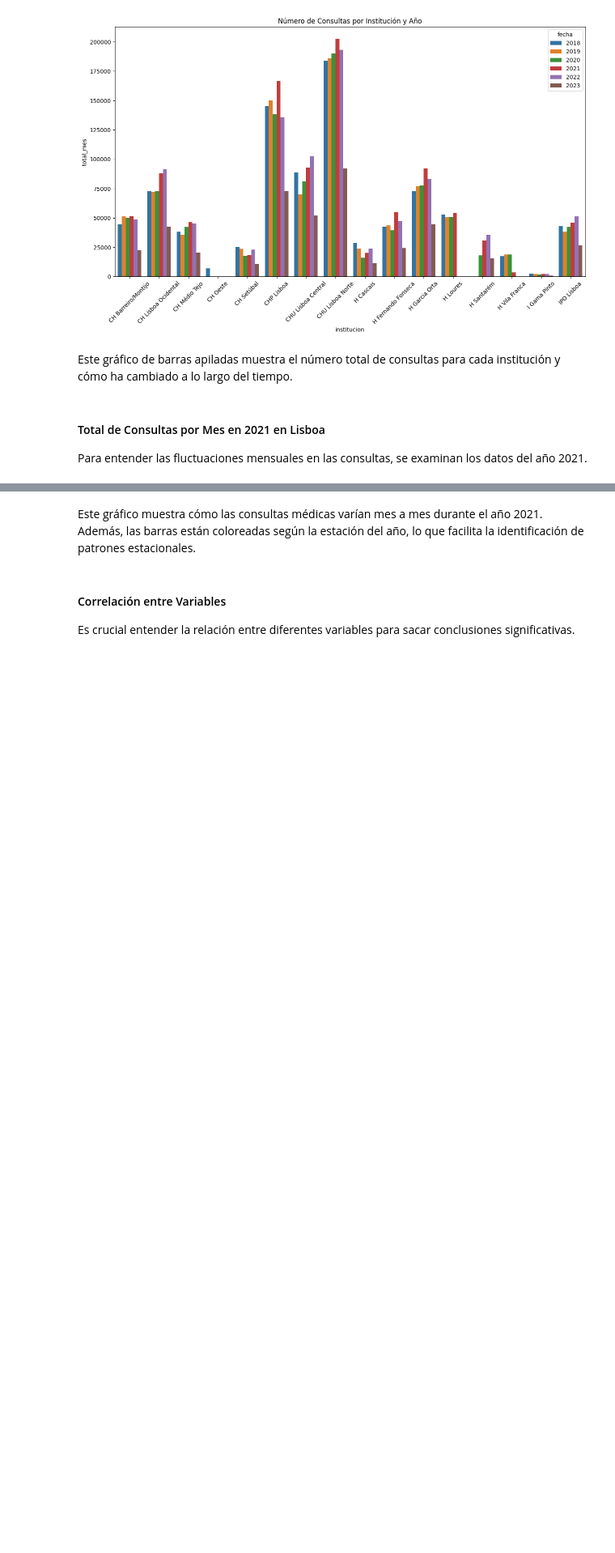
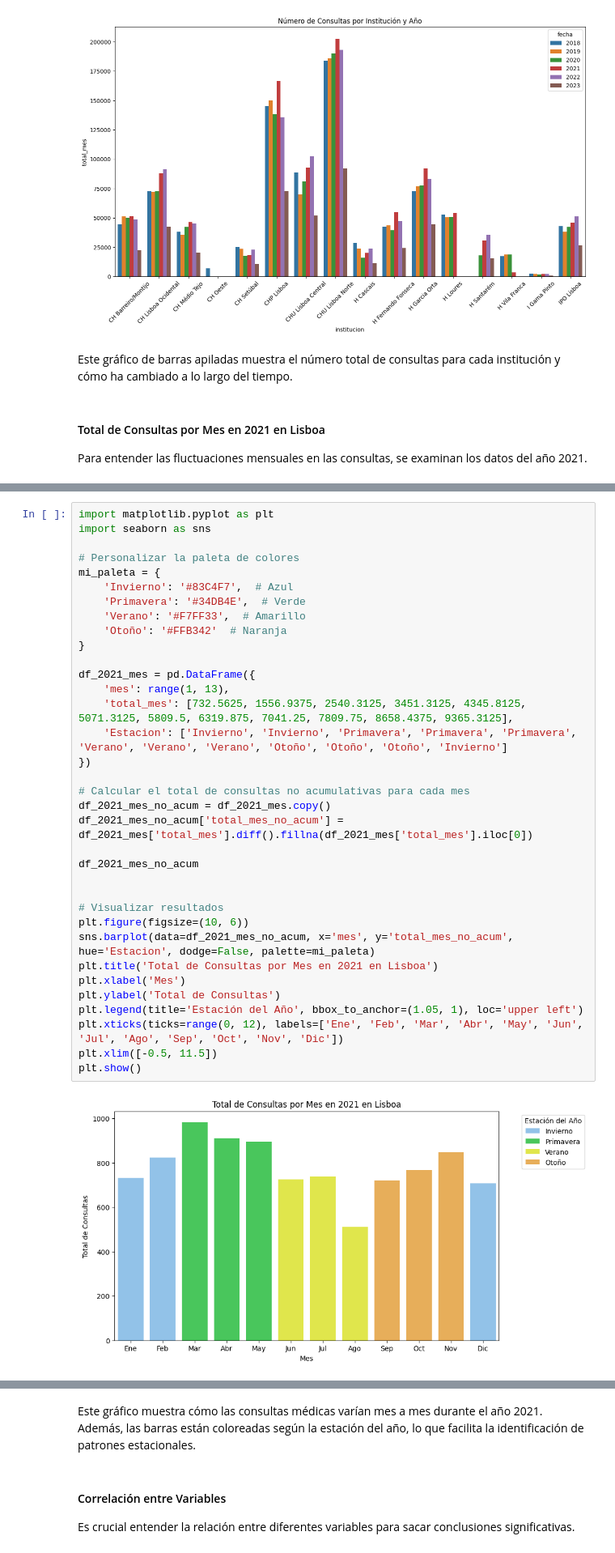
Before and after one commit to dardg24/eda_consultas_felicidad_prevalencia, a Jupyter notebook: EDA/notebooks/memoria.ipynb, the cells around one changed output, grey strips where cells are left out. Shown at 81% size. Saved outputs shown, nothing was run; the diff lists cells and outputs as text; blank space fills up the shorter version.

```diff
--- a/EDA/notebooks/memoria.ipynb
+++ b/EDA/notebooks/memoria.ipynb
@@ -567,0 +587,37 @@ See the caveats in the documentation: https://pandas.pydata.org/pandas-docs/stab
+# %%
+import matplotlib.pyplot as plt
+import seaborn as sns
+
+# Personalizar la paleta de colores
+mi_paleta = {
+    'Invierno': '#83C4F7',  # Azul
+    'Primavera': '#34DB4E',  # Verde
+    'Verano': '#F7FF33',  # Amarillo
+    'Otoño': '#FFB342'  # Naranja
+}
+
+df_2021_mes = pd.DataFrame({
+    'mes': range(1, 13),
+    'total_mes': [732.5625, 1556.9375, 2540.3125, 3451.3125, 4345.8125, 5071.3125, 5809.5, 6319.875, 7041.25, 7809.75, 8658.4375, 9365.3125],
+    'Estacion': ['Invierno', 'Invierno', 'Primavera', 'Primavera', 'Primavera', 'Verano', 'Verano', 'Verano', 'Otoño', 'Otoño', 'Otoño', 'Invierno']
+})
+
+# Calcular el total de consultas no acumulativas para cada mes
+df_2021_mes_no_acum = df_2021_mes.copy()
+df_2021_mes_no_acum['total_mes_no_acum'] = df_2021_mes['total_mes'].diff().fillna(df_2021_mes['total_mes'].iloc[0])
+
+df_2021_mes_no_acum
+
+
+# Visualizar resultados
+plt.figure(figsize=(10, 6))
+sns.barplot(data=df_2021_mes_no_acum, x='mes', y='total_mes_no_acum', hue='Estacion', dodge=False, palette=mi_paleta)
+plt.title('Total de Consultas por Mes en 2021 en Lisboa')
+plt.xlabel('Mes')
+plt.ylabel('Total de Consultas')
+plt.legend(title='Estación del Año', bbox_to_anchor=(1.05, 1), loc='upper left')
+plt.xticks(ticks=range(0, 12), labels=['Ene', 'Feb', 'Mar', 'Abr', 'May', 'Jun', 'Jul', 'Ago', 'Sep', 'Oct', 'Nov', 'Dic'])
+plt.xlim([-0.5, 11.5])
+plt.show()
+# %% [output]
+[figure, added]
```
Also changed, not shown: parts of 7 cells of this notebook.
